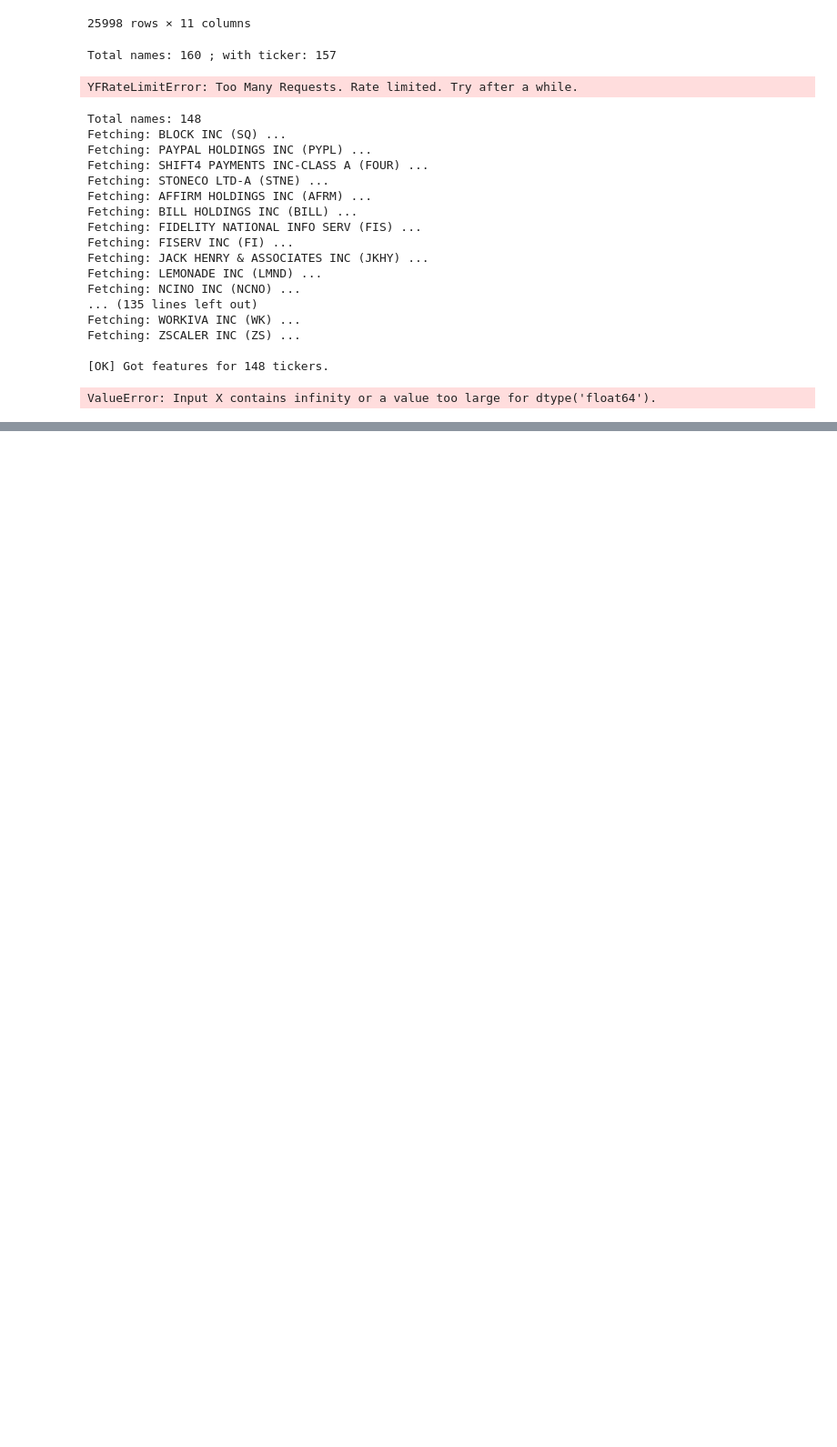
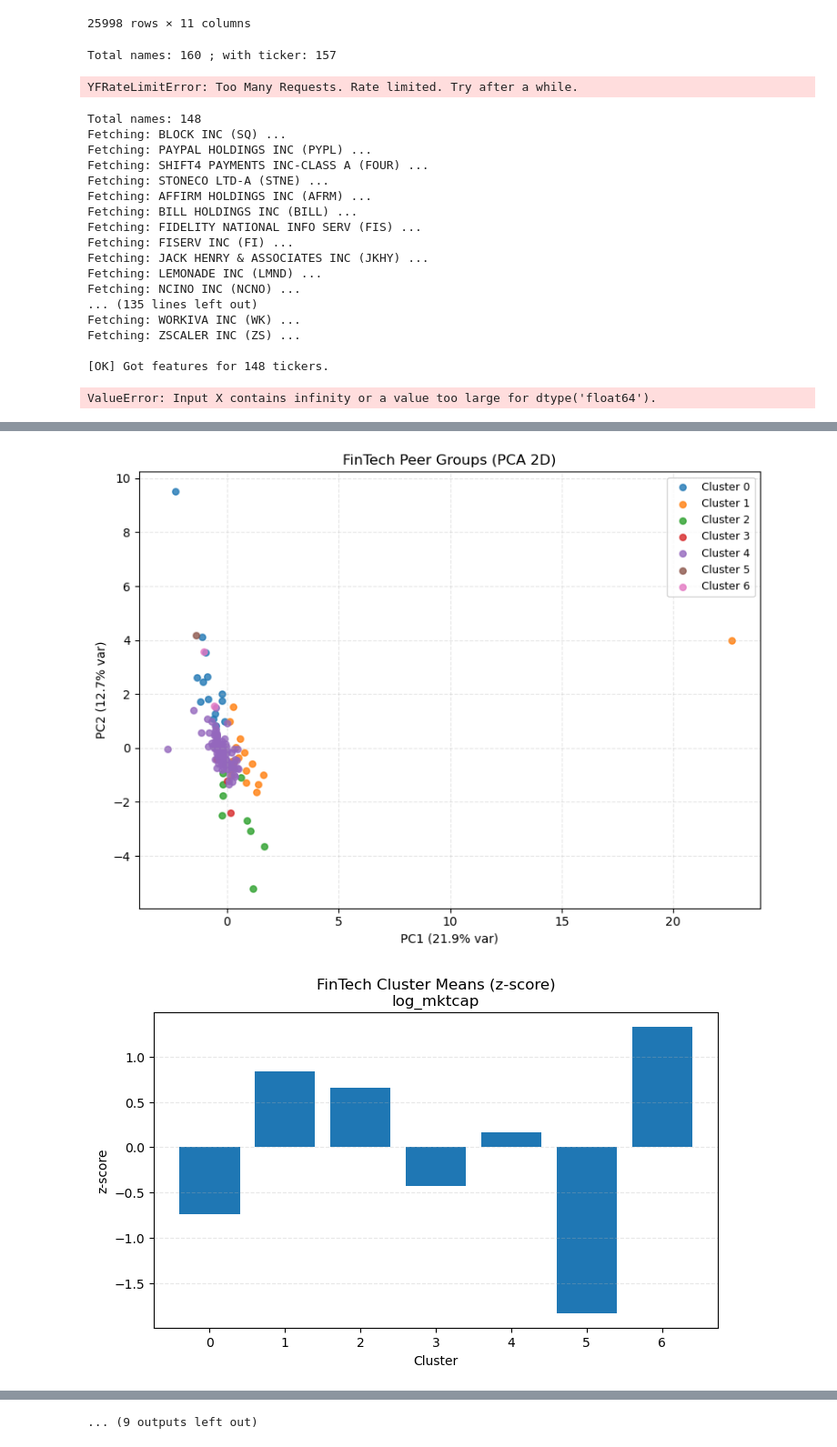
Before and after one commit to HorizonHJY/Horisation, a Jupyter notebook: Backend/Sandbox/Stock/Prototype.ipynb, the cells around one changed output, grey strips where cells are left out. Shown at 91% size. Drawn from its saved outputs; the diff is of its cells as text; code cells hidden in the pictures; blank space fills up the shorter version.

```diff
--- a/Backend/Sandbox/Stock/Prototype.ipynb
+++ b/Backend/Sandbox/Stock/Prototype.ipynb
@@ -1976,4 +1877,4 @@ Fetching: ZSCALER INC (ZS) ...
 [OK] Got features for 148 tickers.
 ValueError: Input X contains infinity or a value too large for dtype('float64').
 # %%
-features_df.to_excel('summary.xlsx', sheet_name="Features", index=False)
+features_df = pd.read_excel('summary.xlsx')
@@ -1979,0 +2116,13 @@ features_df.to_excel('summary.xlsx', sheet_name="Features", index=False)
+# %%
+# 1) 准备 features_df（含你前面抓的 .info 特征 + Name/Ticker）和 name_ticker_df
+# 2) 直接调用：
+result = cluster_stocks_kmeans(
+    features_df=features_df,
+    name_ticker_df=name_ticker_df,
+    output_prefix="peer_groups",   # 导出文件前缀
+    auto_select_k=True,            # 或 fixed_k=5
+)
+
+details  = result["details"]
+summary  = result["summary"]
+k        = result["k"]
@@ -1979,0 +2298,28 @@ features_df.to_excel('summary.xlsx', sheet_name="Features", index=False)
+# %%
+# 假设你已有：
+# details: 每家公司明细 + Cluster 列
+# summary: 各簇均值 + NamesInCluster 列
+# used_feature_cols: 你聚类时实际用到的列（例如 result["used_feature_cols"]）
+used_feature_cols = [
+    "log_mktcap","pe_trailing","pe_forward","pb","ps_trailing",
+    "enterprise_to_revenue","enterprise_to_ebitda",
+    "profit_margins","gross_margins","operating_margins",
+    "return_on_assets","return_on_equity",
+    "debt_to_equity","current_ratio","quick_ratio",
+    "revenue_growth","dividend_yield","payout_ratio"
+]
+
+
+
+
+# 1) 二维散点（PCA）
+plot_clusters_scatter_2d(details, feature_cols=used_feature_cols, title="FinTech Peer Groups (PCA 2D)", savepath='details')
+
+# 2) 每个特征的簇均值对比（z-score）
+plot_cluster_means_bar(summary, feature_cols=used_feature_cols, title_prefix="FinTech Cluster Means (z-score)", save_dir=None)
+
+# 3) 簇中心雷达图（列间归一化到[0,1]）
+plot_cluster_centers_radar(summary, feature_cols=used_feature_cols, title="FinTech Cluster Centers (Radar)", savepath='Data')
+# %% [output]
+[figure, added]
+[figure, added]
@@ -1979,0 +2336 @@ features_df.to_excel('summary.xlsx', sheet_name="Features", index=False)
+... (9 outputs left out)
```
Also changed, not shown: parts of 5 cells of this notebook, 1 other file.
